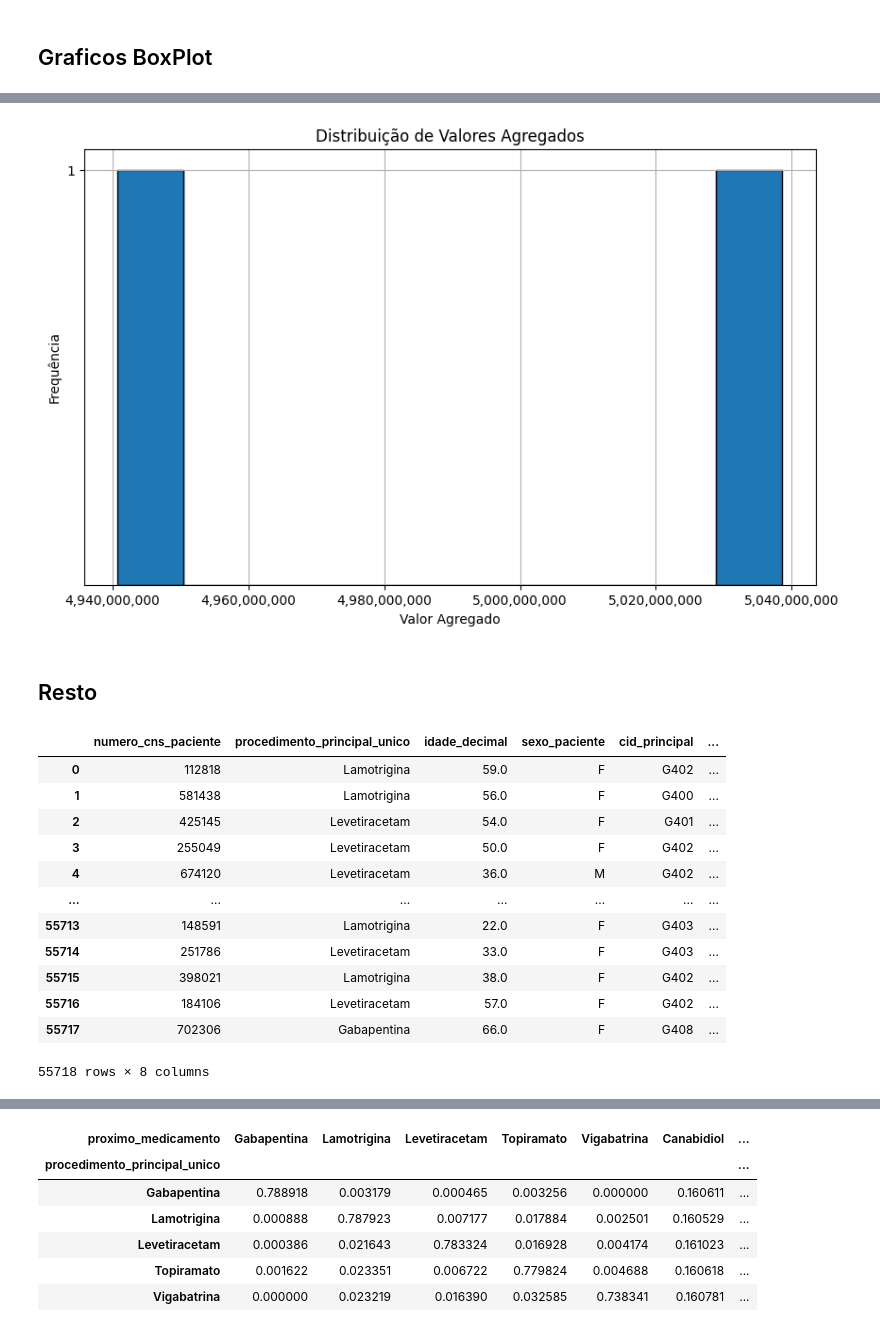
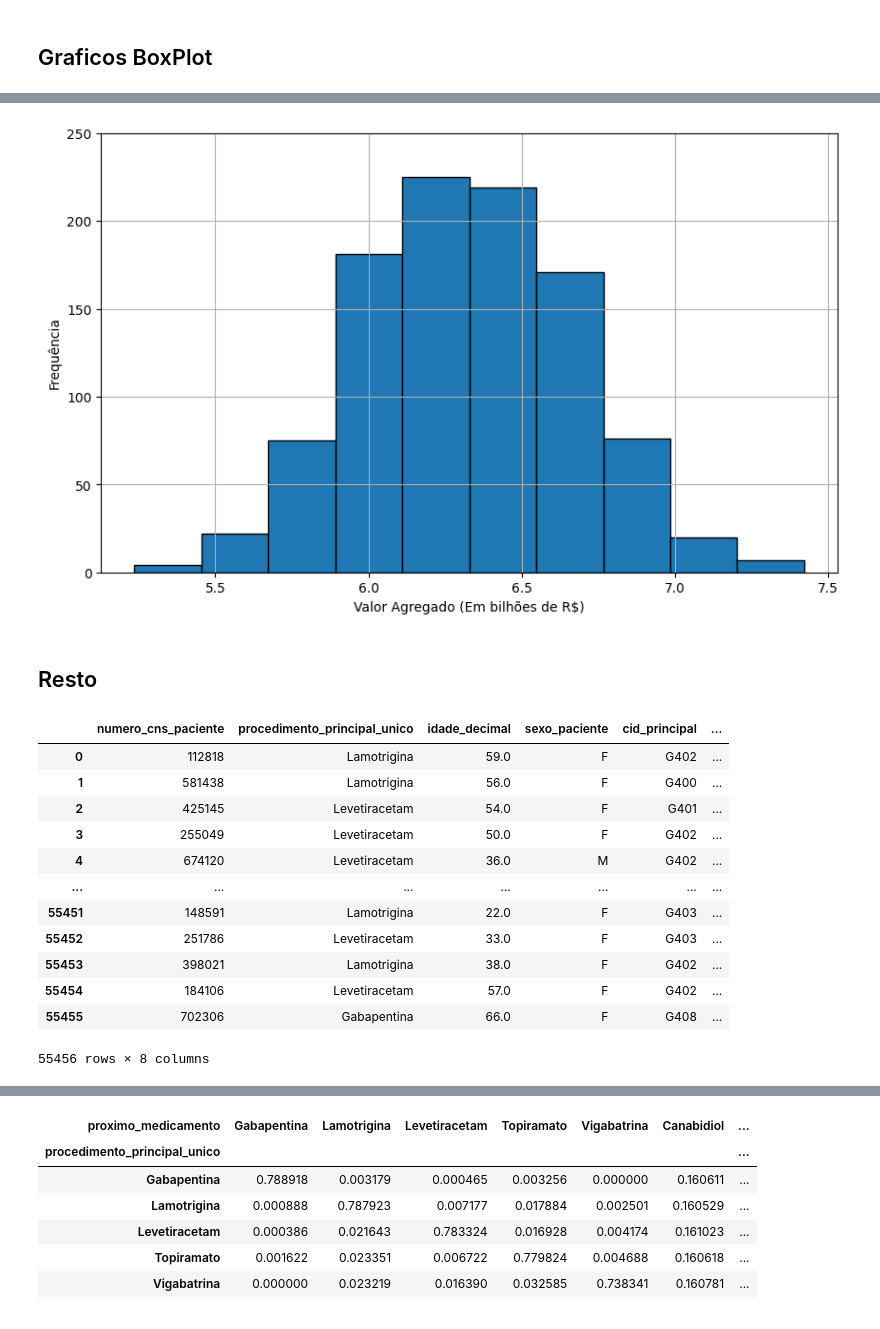
Before and after one commit to TiamatCod3/tcc-canabidiol, a Jupyter notebook: Notebooks/Normalizacoes e Modelos.ipynb, the cells around one changed output, grey strips where cells are left out. Drawn from its saved outputs; the diff is of its cells as text; code cells hidden in the pictures.

```diff
--- a/Notebooks/Normalizacoes e Modelos.ipynb
+++ b/Notebooks/Normalizacoes e Modelos.ipynb
@@ -1353,14 +1353,27 @@ def atualizar_pacientes(coorte, ciclo, matriz_transicao):
     return transicao_pacientes
 
 def custo_por_idade(idade):
+    fator_ajuste = 1.20752118785
     custos_canabidiol = {
-        2: 26678 / 4, 3: 31744 / 4, 4: 36222 / 4, 5: 41384 / 4, 6: 45790 / 4,
-        7: 50954 / 4, 8: 56781 / 4, 9: 63390 / 4, 10: 70936 / 4, 11: 79664 / 4,
-        12: 90115 / 4, 13: 101623 / 4, 14: 113305 / 4, 15: 123111 / 4, 16: 130515 / 4,
-        17: 135635 / 4
+        2: (26678 / 4) * fator_ajuste,
+        3: (31744 / 4) * fator_ajuste,
+        4: (36222 / 4) * fator_ajuste,
+        5: (41384 / 4) * fator_ajuste,
+        6: (45790 / 4) * fator_ajuste,
+        7: (50954 / 4) * fator_ajuste,
+        8: (56781 / 4) * fator_ajuste,
+        9: (63390 / 4) * fator_ajuste,
+        10: (70936 / 4) * fator_ajuste,
+        11: (79664 / 4) * fator_ajuste,
+        12: (90115 / 4) * fator_ajuste,
+        13: (101623 / 4) * fator_ajuste,
+        14: (113305 / 4) * fator_ajuste,
+        15: (123111 / 4) * fator_ajuste,
+        16: (130515 / 4) * fator_ajuste,
+        17: (135635 / 4) * fator_ajuste
     }
 
-    custo_acima_18 = 31446.87  # (10.482,29 * 4)
+    custo_acima_18 = 31446.87 * fator_ajuste # (10.482,29 * 3)
 
     if idade < 2:
         return custos_canabidiol[2]
@@ -1368,6 +1381,7 @@ def custo_por_idade(idade):
         return custo_acima_18
     else:
         return custos_canabidiol[int(idade)]
+
 
 def aplicar_inflacao(custo_inicial, data_atendimento):
     inflacao_ano = {2024: 1.0, 2025: 0.95, 2026: np.power(0.95,2), 2027:  np.power(0.95,3), 2028:  np.power(0.95,4)}
@@ -1386,7 +1400,7 @@ valor_agregado_df = pd.DataFrame(columns=['Iteracao', 'Valor_Agregado'])
 # Ciclos de tratamento
 np.random.seed(42)
 ciclos = 20
-iteracoes = 2
+iteracoes = 1000
 
 for iteracao in range(iteracoes):
     custos_ciclos_df = pd.DataFrame(columns=['Ciclo', 'Ano', 'Custo_Total_Canabidiol'])
@@ -1523,30 +1748,30 @@ plt.show()
 # %%
 import matplotlib.pyplot as plt
 import matplotlib.ticker as ticker
 import numpy as np
 
 # Plotar o histograma usando o DataFrame existente
 plt.figure(figsize=(10, 6))
-counts, bins, patches = plt.hist(valor_agregado_df['Valor_Agregado'], bins=10, edgecolor='black')
+counts, bins, patches = plt.hist(valor_agregado_df['Valor_Agregado'] / 1e9, bins=10, edgecolor='black')
 
-plt.title('Distribuição de Valores Agregados')
-plt.xlabel('Valor Agregado')
+plt.xlabel('Valor Agregado (Em bilhões de R$)')
 plt.ylabel('Frequência')
 plt.grid(True)
 
-# Formatar a frequência como inteiros
+# Formatar a frequência como inteiros de 50 em 50 até 250
+plt.gca().yaxis.set_major_locator(ticker.MultipleLocator(50))
 plt.gca().yaxis.set_major_formatter(ticker.FormatStrFormatter('%d'))
 
-# Transformar os valores do eixo x de notação científica para números normais
-plt.gca().xaxis.set_major_formatter(ticker.FuncFormatter(lambda x, _: f'{x:,.0f}'))
+# Transformar os valores do eixo x em números normais divididos por 1 bilhão
+plt.gca().xaxis.set_major_formatter(ticker.FuncFormatter(lambda x, _: f'{x:.1f}'))
 
-# Ajustar o eixo y para mostrar apenas os valores presentes
-unique_counts = np.unique(counts[counts > 0]).astype(int)
-plt.yticks(unique_counts)
+# Ajustar os limites do eixo y
+plt.ylim(0, 250)
+
 plt.savefig('../TCC Latex/images/histograma_distribuicao_frequencia_custos.png')
 plt.show()
 # %% [output]
-[figure, old version]
+[figure, new version]
 # %% [markdown]
 ## Resto
 # %%
@@ -1559,12 +1784,12 @@ coorte
 | 3 | 255049 | Levetiracetam | 50.0 | F | G402 | ... |
 | 4 | 674120 | Levetiracetam | 36.0 | M | G402 | ... |
 | ... | ... | ... | ... | ... | ... | ... |
-| 55713 | 148591 | Lamotrigina | 22.0 | F | G403 | ... |
-| 55714 | 251786 | Levetiracetam | 33.0 | F | G403 | ... |
-| 55715 | 398021 | Lamotrigina | 38.0 | F | G402 | ... |
-| 55716 | 184106 | Levetiracetam | 57.0 | F | G402 | ... |
-| 55717 | 702306 | Gabapentina | 66.0 | F | G408 | ... |
+| 55451 | 148591 | Lamotrigina | 22.0 | F | G403 | ... |
+| 55452 | 251786 | Levetiracetam | 33.0 | F | G403 | ... |
+| 55453 | 398021 | Lamotrigina | 38.0 | F | G402 | ... |
+| 55454 | 184106 | Levetiracetam | 57.0 | F | G402 | ... |
+| 55455 | 702306 | Gabapentina | 66.0 | F | G408 | ... |
-55718 rows × 8 columns
+55456 rows × 8 columns
 # %%
 rj_epilepsia_inicio_modelo["estado"].value_counts()
 # %% [output]
```
Also changed, not shown: parts of 15 cells of this notebook, 7 other files.
